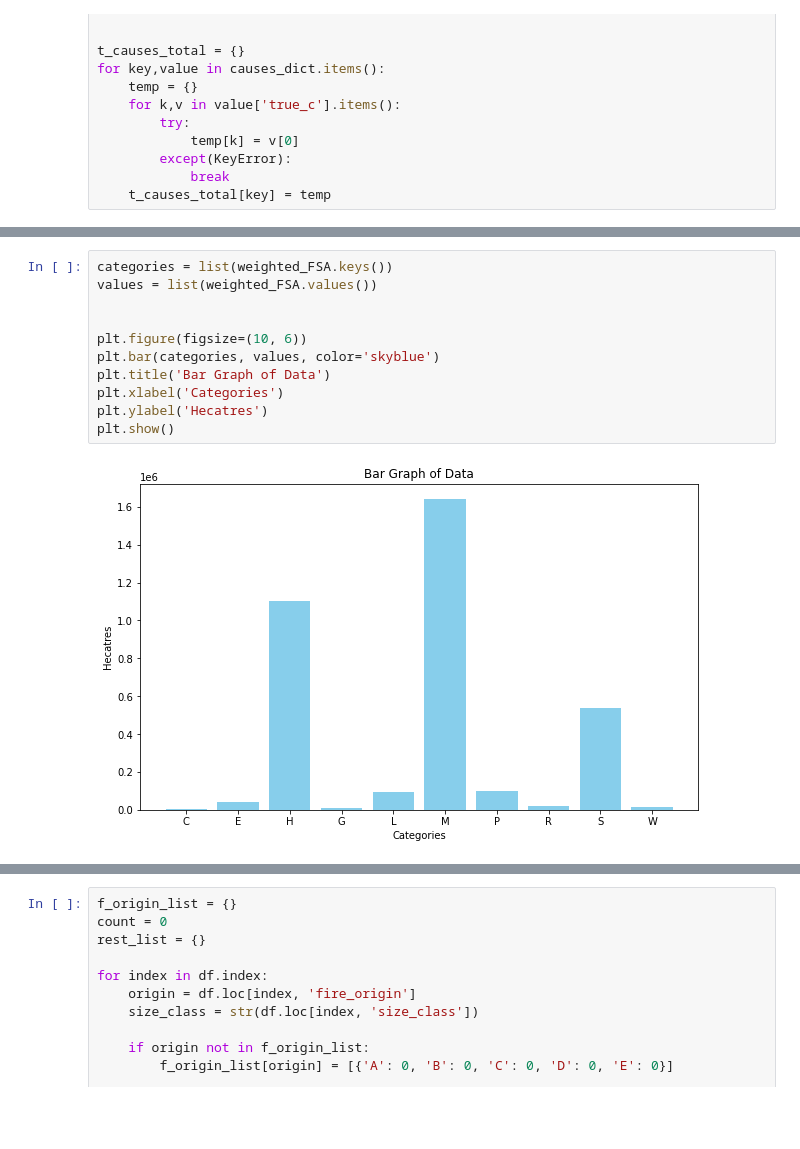
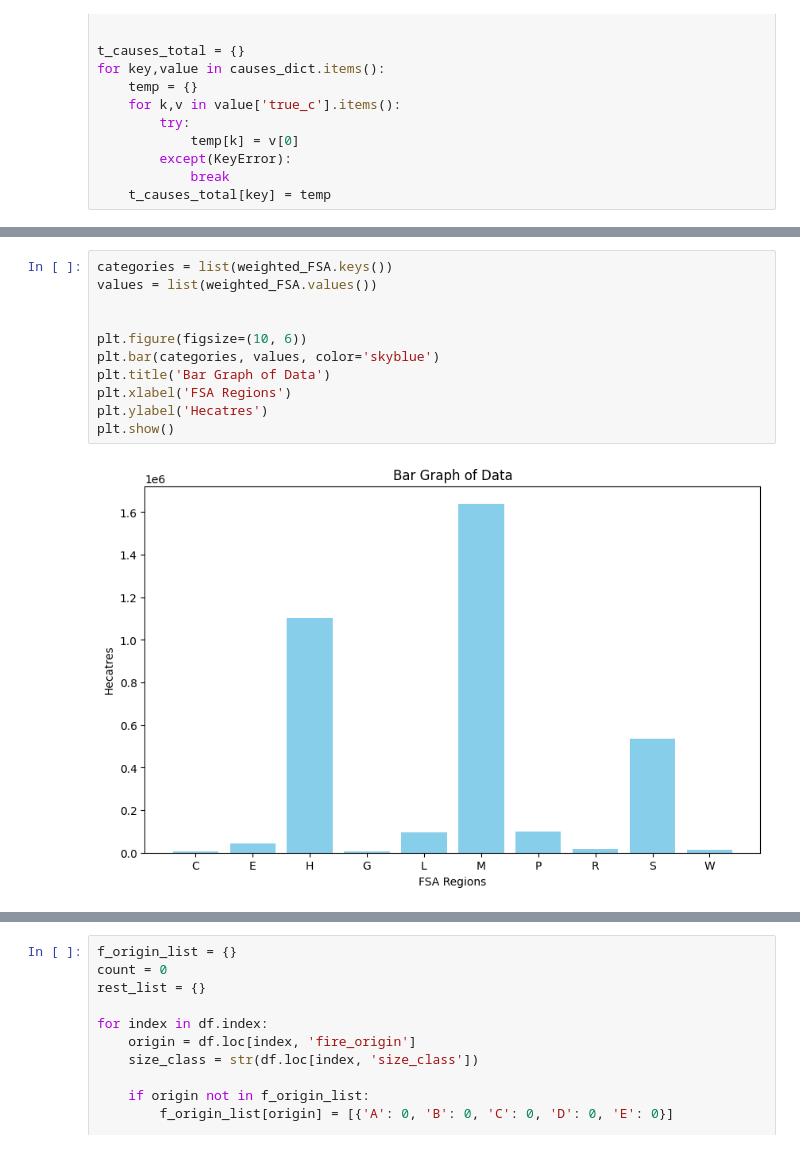
Before and after one commit to pandya-aditya/CxC_Hackathon, a Jupyter notebook: main.ipynb, the cells around one changed output, grey strips where cells are left out. Cells and saved outputs as stored; diff of their text form; blank space fills up the shorter version.

```diff
--- a/main.ipynb
+++ b/main.ipynb
@@ -290,16 +331,16 @@ plt.show()
 # %%
 categories = list(weighted_FSA.keys())
 values = list(weighted_FSA.values())
 
 
 plt.figure(figsize=(10, 6))
 plt.bar(categories, values, color='skyblue')
 plt.title('Bar Graph of Data')
-plt.xlabel('Categories')
+plt.xlabel('FSA Regions')
 plt.ylabel('Hecatres')
 plt.show()
 # %% [output]
-[figure, old version]
+[figure, new version]
 # %%
 fsa_codes = list(FSA_dict.keys())
 total_incidents = [data[0] for data in FSA_dict.values()]
```
Also changed, not shown: parts of 9 cells of this notebook.
